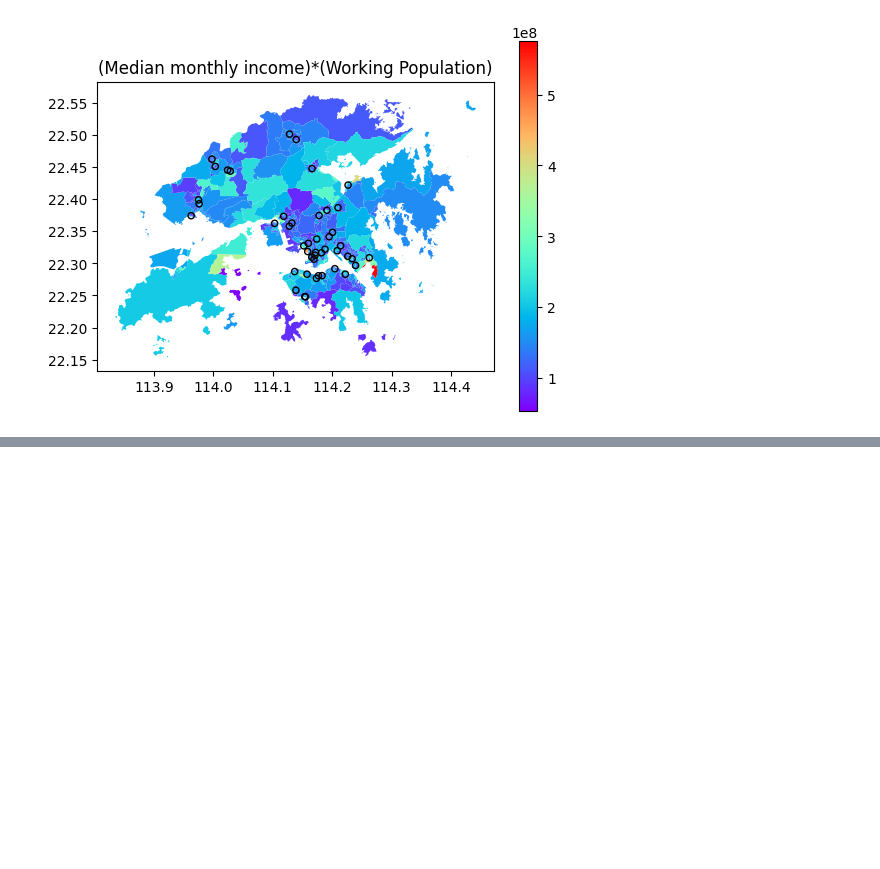
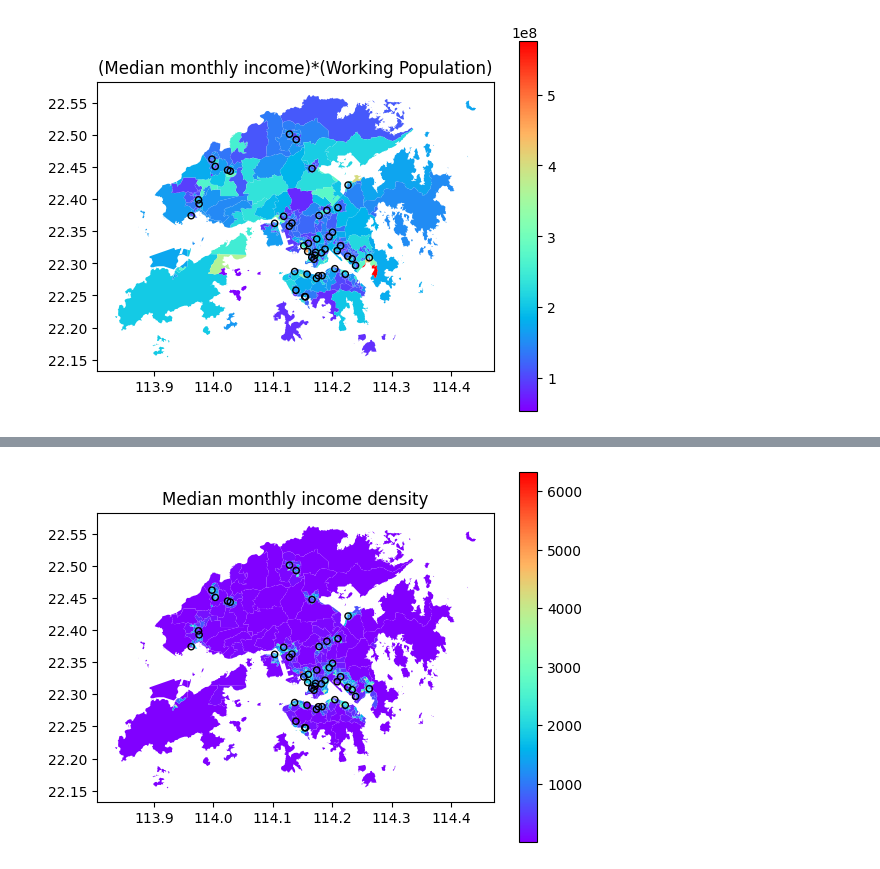
Before and after one commit to Annoying-MSDM5005/Classwork, a Jupyter notebook: proj_loc/geo_stats.ipynb, the cells around one changed output, grey strips where cells are left out. Cells and saved outputs as stored; diff of their text form; code cells hidden in the pictures; blank space fills up the shorter version.

```diff
--- a/proj_loc/geo_stats.ipynb
+++ b/proj_loc/geo_stats.ipynb
@@ -96,3 +118,9 @@ plt.show()
+# %%
+fig, ax = plt.subplots()
+plot_feature_and_store(yoshi,ax=ax,feature='den_income',feature_name='Median monthly income density')
+plt.show()
+# %% [output]
+[figure, added]
 # %%
 rent = gpd.read_file("../data/Shop_and_Other_Commercial_Assessments.geojson").to_crs(epsg=4326)
 rent = gpd.overlay(dcca, rent, how='intersection')
```
Also changed, not shown: parts of 10 cells of this notebook, 2 other files.
